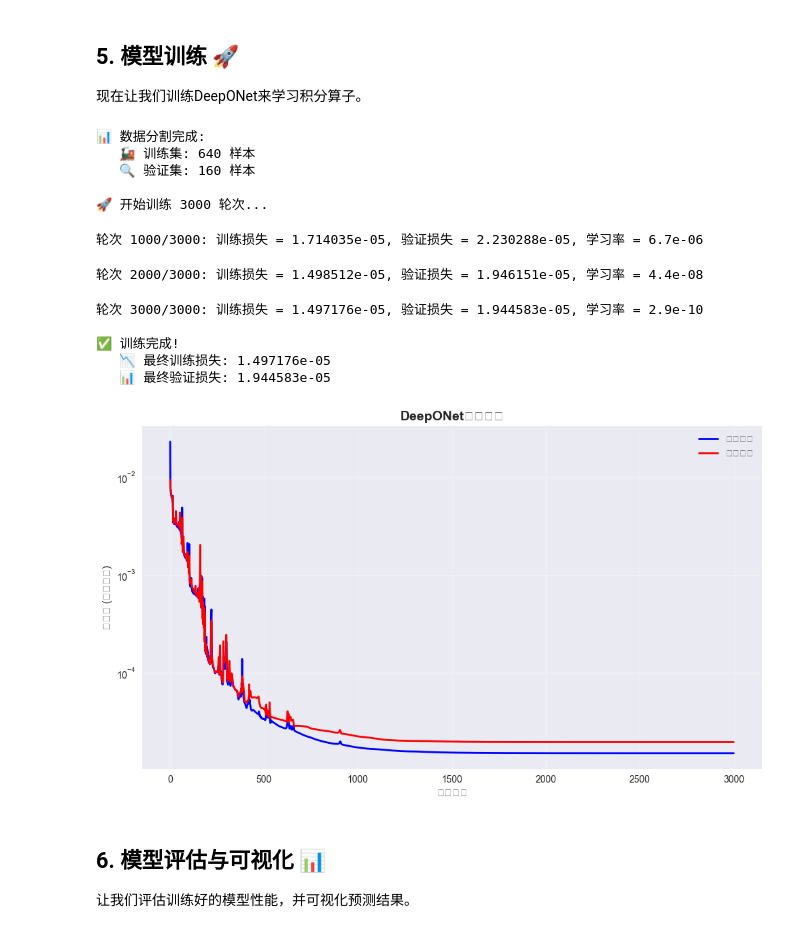
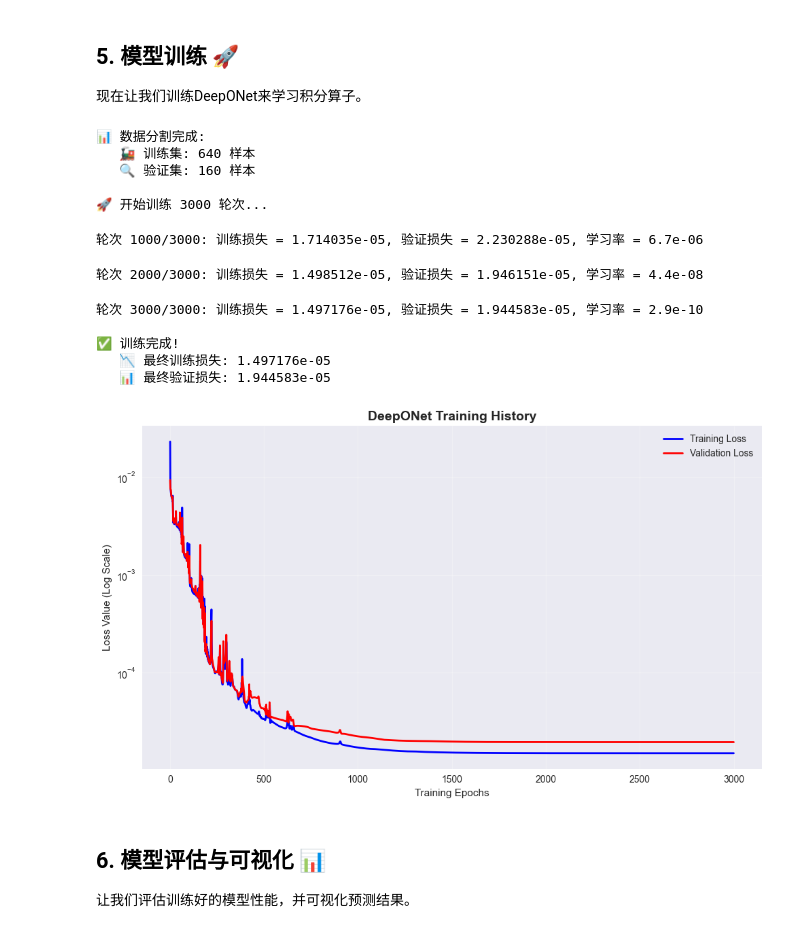
Before and after one commit to Michael-Jackson666/AI4CFD, a Jupyter notebook: DeepONet/tutorial/operator_learning_torch.ipynb, the cells around one changed output. Saved outputs shown, nothing was run; the diff lists cells and outputs as text; code cells hidden in the pictures.

```diff
--- a/DeepONet/tutorial/operator_learning_torch.ipynb
+++ b/DeepONet/tutorial/operator_learning_torch.ipynb
@@ -375,7 +375,7 @@ class IntegralOperatorDataset:
             # 输入函数
             x_fine = torch.linspace(0, 1, 200)
             axes[0, i].plot(self.sensor_locations, sensor_data[i], 'ro-', markersize=3, linewidth=1, alpha=0.7)
-            axes[0, i].set_title(f'输入函数 u_{i+1}(x)', fontweight='bold')
+            axes[0, i].set_title(f'Input Function u_{i+1}(x)', fontweight='bold')
             axes[0, i].set_xlabel('x')
             axes[0, i].set_ylabel('u(x)')
             axes[0, i].grid(True, alpha=0.3)
@@ -384,7 +384,7 @@ class IntegralOperatorDataset:
             query_x = query_coords[i].squeeze()
             target_y = target_values[i].squeeze()
             axes[1, i].plot(query_x, target_y, 'b-', linewidth=2)
-            axes[1, i].set_title(f'积分算子 G[u_{i+1}](x)', fontweight='bold')
+            axes[1, i].set_title(f'Integral Operator G[u_{i+1}](x)', fontweight='bold')
             axes[1, i].set_xlabel('x')
             axes[1, i].set_ylabel('G[u](x)')
             axes[1, i].grid(True, alpha=0.3)
@@ -514,39 +514,39 @@ class DeepONetTrainer:
         fig, ax = plt.subplots(1, 1, figsize=(10, 6))
 
         epochs = range(1, len(self.history['train_loss']) + 1)
-        ax.semilogy(epochs, self.history['train_loss'], 'b-', linewidth=2, label='训练损失')
-        ax.semilogy(epochs, self.history['val_loss'], 'r-', linewidth=2, label='验证损失')
+        ax.semilogy(epochs, self.history['train_loss'], 'b-', linewidth=2, label='Training Loss')
+        ax.semilogy(epochs, self.history['val_loss'], 'r-', linewidth=2, label='Validation Loss')
 
-        ax.set_xlabel('训练轮次')
-        ax.set_ylabel('损失值 (对数尺度)')
-        ax.set_title('DeepONet训练历史', fontsize=14, fontweight='bold')
+        ax.set_xlabel('Training Epochs')
+        ax.set_ylabel('Loss Value (Log Scale)')
+        ax.set_title('DeepONet Training History', fontsize=14, fontweight='bold')
         ax.legend()
         ax.grid(True, alpha=0.3)
 
         plt.tight_layout()
         plt.show()
 
 # 创建训练器并训练
 trainer = DeepONetTrainer(model, device=device)
 history = trainer.train(sensor_data, query_coords, target_values,
                        epochs=3000, batch_size=16, lr=1e-3)
 
 # 绘制训练历史
 trainer.plot_training_history()
 # %% [output]
 📊 数据分割完成:
    🚂 训练集: 640 样本
    🔍 验证集: 160 样本
 
 🚀 开始训练 3000 轮次...
 轮次 1000/3000: 训练损失 = 1.714035e-05, 验证损失 = 2.230288e-05, 学习率 = 6.7e-06
 轮次 2000/3000: 训练损失 = 1.498512e-05, 验证损失 = 1.946151e-05, 学习率 = 4.4e-08
 轮次 3000/3000: 训练损失 = 1.497176e-05, 验证损失 = 1.944583e-05, 学习率 = 2.9e-10
 
 ✅ 训练完成!
    📉 最终训练损失: 1.497176e-05
    📊 最终验证损失: 1.944583e-05
-[figure, old version]
+[figure, new version]
 # %% [markdown]
 ## 6. 模型评估与可视化 📊
 
```
Also changed, not shown: parts of 4 cells of this notebook, 1 other file.
